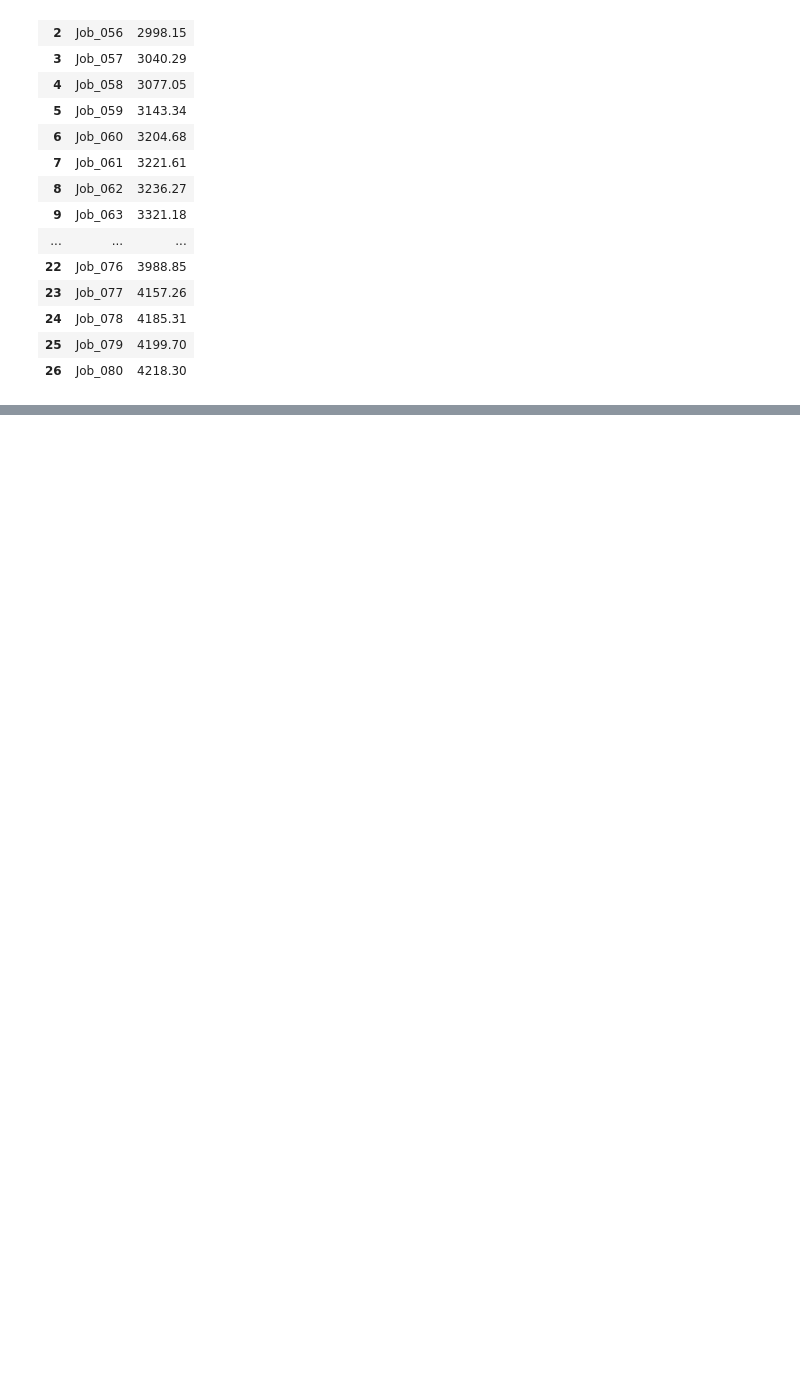
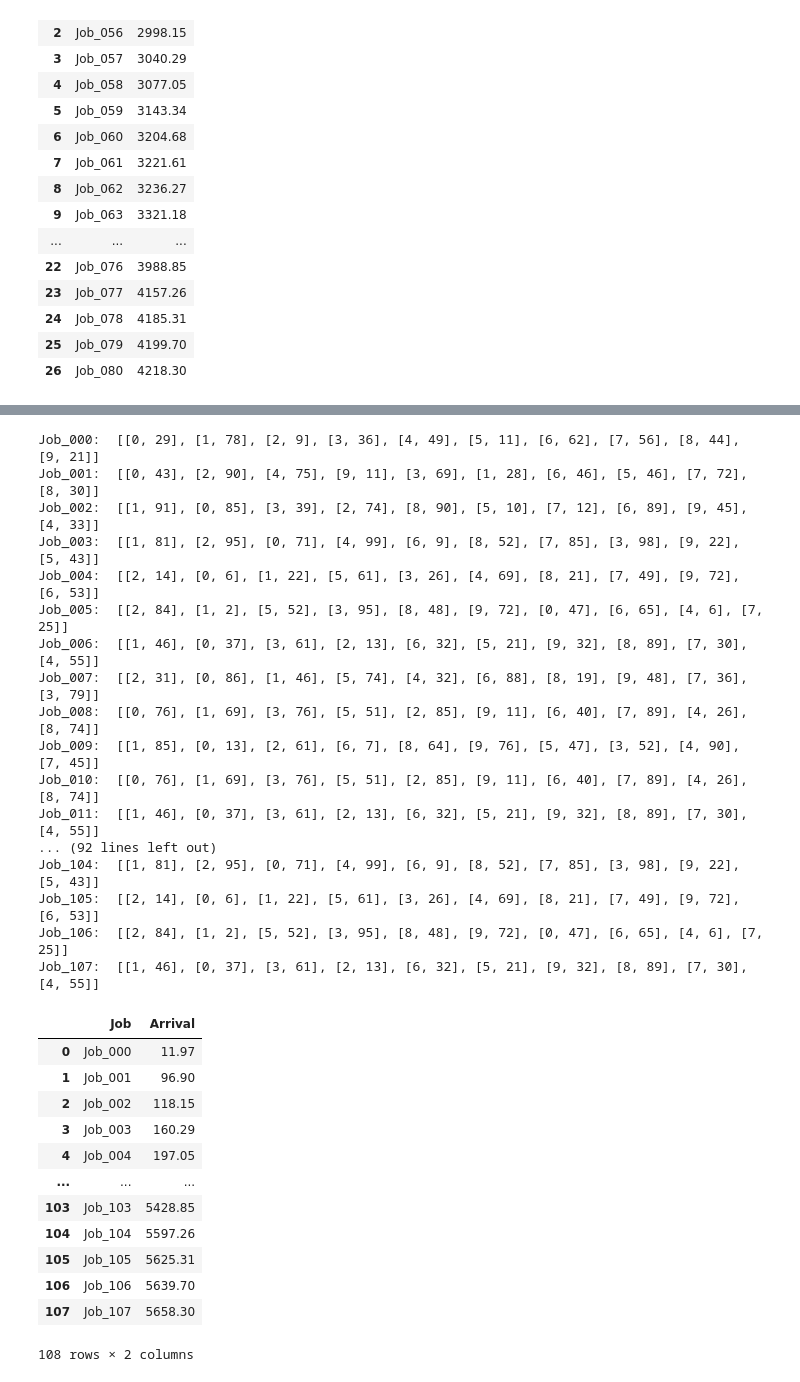
Before and after one commit to konrad-adamski/HTWD_JSSP, a Jupyter notebook: 01_Mai/08a_Rolling Planning_prep.ipynb, the cells around one changed output, grey strips where cells are left out. Drawn from its saved outputs; the diff is of its cells as text; code cells hidden in the pictures; blank space fills up the shorter version.

```diff
--- a/01_Mai/08a_Rolling Planning_prep.ipynb
+++ b/01_Mai/08a_Rolling Planning_prep.ipynb
@@ -257,0 +312,48 @@ Job_080:  [[1, 46], [0, 37], [3, 61], [2, 13], [6, 32], [5, 21], [9, 32], [8, 89
+# %%
+def update_new_day(existing_jobs: dict, existing_arrivals_df: pd.DataFrame, new_job_dict: dict, u_b_mmax: float = 0.9, shuffle: bool = False):
+
+    # 1) Neue Jobs + Ankünfte für einen Tag erzeugen
+    new_jobs, df_arrivals_new = create_new_jobs_with_arrivals_for_one_day(existing_jobs, existing_arrivals_df, new_job_dict, u_b_mmax=u_b_mmax)
+
+    # 2) Bestehende Jobs um die Neuen erweitern
+    existing_jobs.update(new_jobs)
+
+    # 3) Bestehende Ankünfte an die Neuen anhängen
+    updated_arrivals_df = pd.concat([existing_arrivals_df, df_arrivals_new], ignore_index=True)
+
+    return existing_jobs, updated_arrivals_df
+# %%
+jssp_data_days, df_arrivals_days = update_new_day(jssp_data_days, df_arrivals_days, instance)
+show.print_jobs(jssp_data_days)
+df_arrivals_days
+# %% [output]
+Job_000:  [[0, 29], [1, 78], [2, 9], [3, 36], [4, 49], [5, 11], [6, 62], [7, 56], [8, 44], [9, 21]]
+Job_001:  [[0, 43], [2, 90], [4, 75], [9, 11], [3, 69], [1, 28], [6, 46], [5, 46], [7, 72], [8, 30]]
+Job_002:  [[1, 91], [0, 85], [3, 39], [2, 74], [8, 90], [5, 10], [7, 12], [6, 89], [9, 45], [4, 33]]
+Job_003:  [[1, 81], [2, 95], [0, 71], [4, 99], [6, 9], [8, 52], [7, 85], [3, 98], [9, 22], [5, 43]]
+Job_004:  [[2, 14], [0, 6], [1, 22], [5, 61], [3, 26], [4, 69], [8, 21], [7, 49], [9, 72], [6, 53]]
+Job_005:  [[2, 84], [1, 2], [5, 52], [3, 95], [8, 48], [9, 72], [0, 47], [6, 65], [4, 6], [7, 25]]
+Job_006:  [[1, 46], [0, 37], [3, 61], [2, 13], [6, 32], [5, 21], [9, 32], [8, 89], [7, 30], [4, 55]]
+Job_007:  [[2, 31], [0, 86], [1, 46], [5, 74], [4, 32], [6, 88], [8, 19], [9, 48], [7, 36], [3, 79]]
+Job_008:  [[0, 76], [1, 69], [3, 76], [5, 51], [2, 85], [9, 11], [6, 40], [7, 89], [4, 26], [8, 74]]
+Job_009:  [[1, 85], [0, 13], [2, 61], [6, 7], [8, 64], [9, 76], [5, 47], [3, 52], [4, 90], [7, 45]]
+Job_010:  [[0, 76], [1, 69], [3, 76], [5, 51], [2, 85], [9, 11], [6, 40], [7, 89], [4, 26], [8, 74]]
+Job_011:  [[1, 46], [0, 37], [3, 61], [2, 13], [6, 32], [5, 21], [9, 32], [8, 89], [7, 30], [4, 55]]
+... (92 lines left out)
+Job_104:  [[1, 81], [2, 95], [0, 71], [4, 99], [6, 9], [8, 52], [7, 85], [3, 98], [9, 22], [5, 43]]
+Job_105:  [[2, 14], [0, 6], [1, 22], [5, 61], [3, 26], [4, 69], [8, 21], [7, 49], [9, 72], [6, 53]]
+Job_106:  [[2, 84], [1, 2], [5, 52], [3, 95], [8, 48], [9, 72], [0, 47], [6, 65], [4, 6], [7, 25]]
+Job_107:  [[1, 46], [0, 37], [3, 61], [2, 13], [6, 32], [5, 21], [9, 32], [8, 89], [7, 30], [4, 55]]
+|  | Job | Arrival |
+| 0 | Job_000 | 11.97 |
+| 1 | Job_001 | 96.90 |
+| 2 | Job_002 | 118.15 |
+| 3 | Job_003 | 160.29 |
+| 4 | Job_004 | 197.05 |
+| ... | ... | ... |
+| 103 | Job_103 | 5428.85 |
+| 104 | Job_104 | 5597.26 |
+| 105 | Job_105 | 5625.31 |
+| 106 | Job_106 | 5639.70 |
+| 107 | Job_107 | 5658.30 |
+108 rows × 2 columns
```
Also changed, not shown: parts of 4 cells of this notebook.
